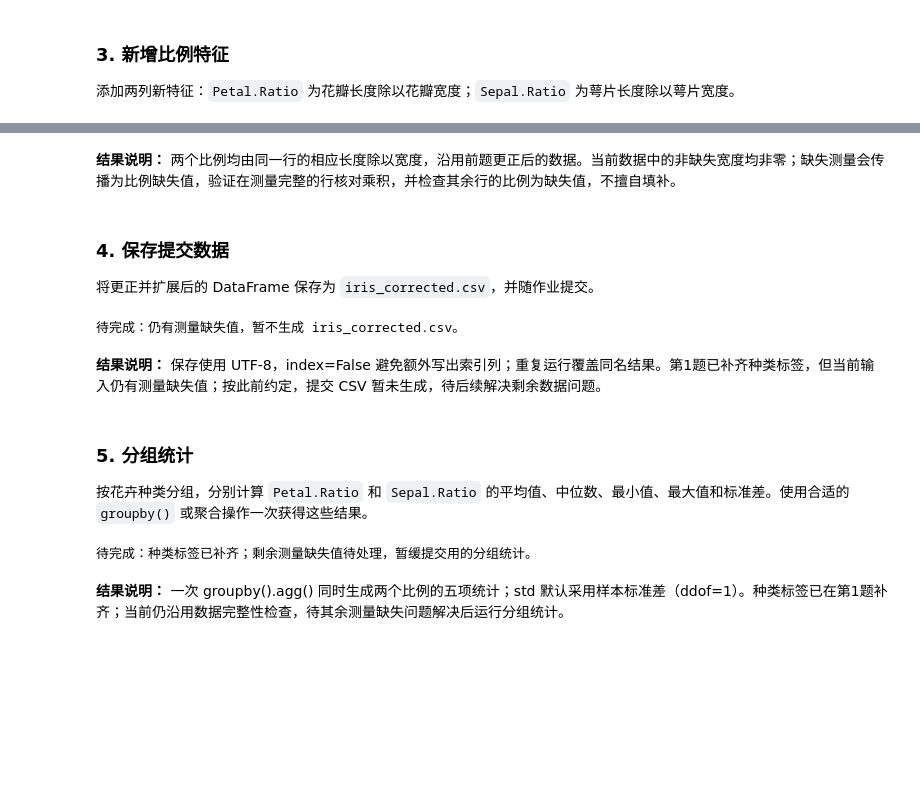
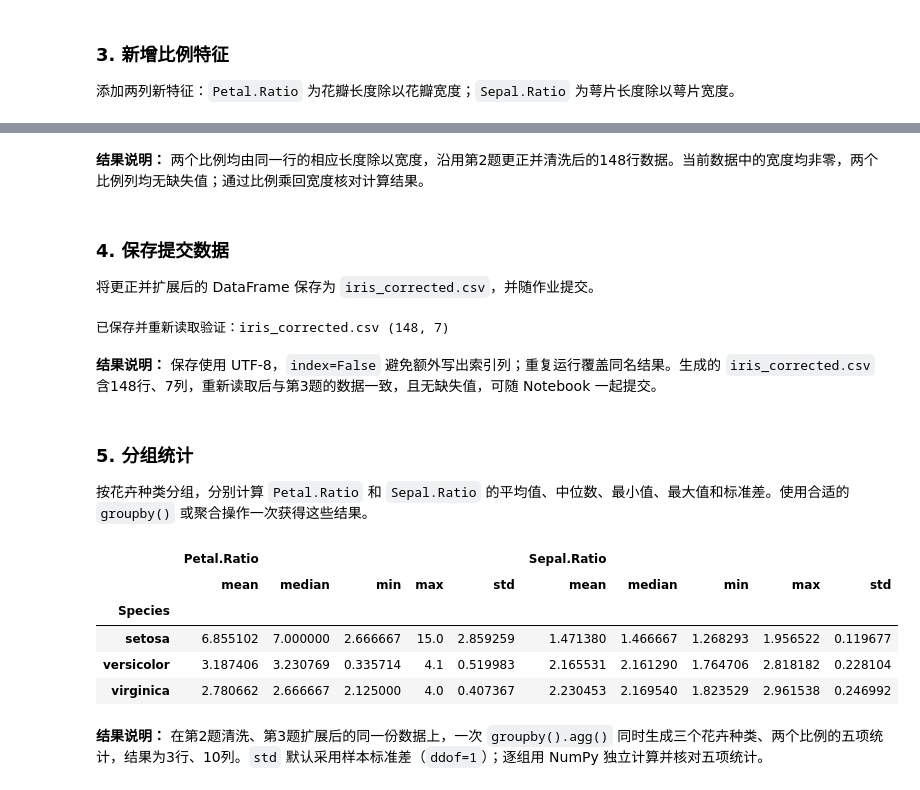
Before and after one commit to Sywen0019/DataProcessing, a Jupyter notebook: HW03/20244081107_罗文希_hw03.ipynb, the cells around one changed output, grey strips where cells are left out. Saved outputs shown, nothing was run; the diff lists cells and outputs as text; code cells hidden in the pictures; blank space fills up the shorter version.

Commit message:
Complete HW03 data cleaning and export

```diff
--- a/HW03/20244081107_罗文希_hw03.ipynb
+++ b/HW03/20244081107_罗文希_hw03.ipynb
@@ -427,20 +426,31 @@ dtype: int64
 
 已知数据的第 35 个和第 38 个数据行有误（不计列标题）。将第 35 行改为 `4.9,3.1,1.5,0.2,"setosa"`，其中原文件的第四项测量有误；将第 38 行改为 `4.9,3.6,1.4,0.1,"setosa"`，其中原文件的第二、三项测量有误。请在 DataFrame 中完成修改，并检查修改后的两行。若采用从 0 开始的默认行索引，这两行的索引分别是 34 和 37。
 # %%
-# 延续第1题的工作副本，按列名定位，避免把 CSV 的索引列当成测量值。
+# 延续第1题的工作副本，按原始索引修正，先保留题目指定的两行。
 print("更正前：")
 display(iris.loc[[34, 37]])
 corrections = [[4.9, 3.1, 1.5, 0.2], [4.9, 3.6, 1.4, 0.1]]
 iris.loc[[34, 37], measurements] = corrections
-if has_species:
-    iris.loc[[34, 37], "Species"] = "setosa"
-else:
-    print("当前仅更正四项测量；完整种类列待补充，不用两个标签代替完整数据。")
+iris.loc[[34, 37], "Species"] = "setosa"
 print("更正后：")
 display(iris.loc[[34, 37]])
 assert np.allclose(iris.loc[[34, 37], measurements].to_numpy(dtype=float), corrections)
-if has_species:
-    assert iris.loc[[34, 37], "Species"].eq("setosa").all()
+assert iris.loc[[34, 37], "Species"].eq("setosa").all()
+
+# 参考作者 Cleaning Dataset：检查剩余缺失行，再删除整行。
+missing_rows = iris.loc[iris.isnull().any(axis=1)]
+print("两行修正后仍含缺失值的数据行：")
+display(missing_rows)
+rows_before_cleaning = len(iris)
+iris = iris.dropna().copy()
+print("删除的原始行索引：", missing_rows.index.tolist())
+print(f"清洗前 {rows_before_cleaning} 行，清洗后 {len(iris)} 行")
+assert len(iris) == rows_before_cleaning - len(missing_rows)
+assert iris.index.equals(raw_iris.index.drop(missing_rows.index))
+assert not iris.isna().any().any()
+assert np.allclose(iris.loc[[34, 37], measurements].to_numpy(dtype=float), corrections)
+print("清洗后的各类样本数：")
+display(iris["Species"].value_counts())
 # %% [output]
 更正前：
 |  | Sepal.Length | Sepal.Width | Petal.Length | Petal.Width | Species |
@@ -483,40 +506,46 @@ Sepal.Ratio    2
 dtype: int64
 # %% [markdown]
-**结果说明：** 两个比例均由同一行的相应长度除以宽度，沿用前题更正后的数据。当前数据中的非缺失宽度均非零；缺失测量会传播为比例缺失值，验证在测量完整的行核对乘积，并检查其余行的比例为缺失值，不擅自填补。
+**结果说明：** 两个比例均由同一行的相应长度除以宽度，沿用第2题更正并清洗后的148行数据。当前数据中的宽度均非零，两个比例列均无缺失值；通过比例乘回宽度核对计算结果。
 # %% [markdown]
 ### 4. 保存提交数据
 
 将更正并扩展后的 DataFrame 保存为 `iris_corrected.csv`，并随作业提交。
 # %%
-# 只有完整种类列存在且无缺失时，才生成符合题意的提交数据。
-data_ready = has_species and iris[measurements + ["Species"]].notna().all().all()
-if data_ready:
-    submission_columns = measurements + ["Species", "Petal.Ratio", "Sepal.Ratio"]
-    corrected = iris[submission_columns]
-    corrected.to_csv("iris_corrected.csv", index=False, encoding="utf-8")
-    reloaded = pd.read_csv("iris_corrected.csv", encoding="utf-8")
-    pd.testing.assert_frame_equal(reloaded, corrected.reset_index(drop=True))
-    print("已保存并重新读取验证：iris_corrected.csv", reloaded.shape)
-else:
-    print("待完成：仍有测量缺失值，暂不生成 iris_corrected.csv。")
+# 导出第3题更正、清洗并扩展后的数据，重新读取核对。
+submission_columns = measurements + ["Species", "Petal.Ratio", "Sepal.Ratio"]
+corrected = iris[submission_columns]
+corrected.to_csv("iris_corrected.csv", index=False, encoding="utf-8")
+reloaded = pd.read_csv("iris_corrected.csv", encoding="utf-8")
+pd.testing.assert_frame_equal(reloaded, corrected.reset_index(drop=True))
+assert not reloaded.isna().any().any()
+print("已保存并重新读取验证：iris_corrected.csv", reloaded.shape)
 # %% [output]
-待完成：仍有测量缺失值，暂不生成 iris_corrected.csv。
+已保存并重新读取验证：iris_corrected.csv (148, 7)
 # %% [markdown]
-**结果说明：** 保存使用 UTF-8，index=False 避免额外写出索引列；重复运行覆盖同名结果。第1题已补齐种类标签，但当前输入仍有测量缺失值；按此前约定，提交 CSV 暂未生成，待后续解决剩余数据问题。
+**结果说明：** 保存使用 UTF-8，`index=False` 避免额外写出索引列；重复运行覆盖同名结果。生成的 `iris_corrected.csv` 含148行、7列，重新读取后与第3题的数据一致，且无缺失值，可随 Notebook 一起提交。
 # %% [markdown]
 ### 5. 分组统计
 
 按花卉种类分组，分别计算 `Petal.Ratio` 和 `Sepal.Ratio` 的平均值、中位数、最小值、最大值和标准差。使用合适的 `groupby()` 或聚合操作一次获得这些结果。
 # %%
-if data_ready:
-    ratio_summary = iris.groupby("Species")[["Petal.Ratio", "Sepal.Ratio"]].agg(
-        ["mean", "median", "min", "max", "std"]
-    )
-    display(ratio_summary)
-    assert ratio_summary.shape == (iris["Species"].nunique(), 10)
-else:
-    print("待完成：种类标签已补齐；剩余测量缺失值待处理，暂缓提交用的分组统计。")
+ratio_summary = iris.groupby("Species")[["Petal.Ratio", "Sepal.Ratio"]].agg(
+    ["mean", "median", "min", "max", "std"]
+)
+display(ratio_summary)
+assert ratio_summary.shape == (iris["Species"].nunique(), 10)
+assert not ratio_summary.isna().any().any()
+for species, group in iris.groupby("Species"):
+    for feature in ["Petal.Ratio", "Sepal.Ratio"]:
+        values = group[feature].to_numpy()
+        expected = [np.mean(values), np.median(values), np.min(values),
+                    np.max(values), np.std(values, ddof=1)]
+        assert np.allclose(ratio_summary.loc[species, feature].to_numpy(), expected)
 # %% [output]
-待完成：种类标签已补齐；剩余测量缺失值待处理，暂缓提交用的分组统计。
+|  | Petal.Ratio |  |  |  |  | Sepal.Ratio |  |  |  |  |
+|  | mean | median | min | max | std | mean | median | min | max | std |
+| Species |  |  |  |  |  |  |  |  |  |  |
+| setosa | 6.855102 | 7.000000 | 2.666667 | 15.0 | 2.859259 | 1.471380 | 1.466667 | 1.268293 | 1.956522 | 0.119677 |
+| versicolor | 3.187406 | 3.230769 | 0.335714 | 4.1 | 0.519983 | 2.165531 | 2.161290 | 1.764706 | 2.818182 | 0.228104 |
+| virginica | 2.780662 | 2.666667 | 2.125000 | 4.0 | 0.407367 | 2.230453 | 2.169540 | 1.823529 | 2.961538 | 0.246992 |
 # %% [markdown]
-**结果说明：** 一次 groupby().agg() 同时生成两个比例的五项统计；std 默认采用样本标准差（ddof=1）。种类标签已在第1题补齐；当前仍沿用数据完整性检查，待其余测量缺失问题解决后运行分组统计。
+**结果说明：** 在第2题清洗、第3题扩展后的同一份数据上，一次 `groupby().agg()` 同时生成三个花卉种类、两个比例的五项统计，结果为3行、10列。`std` 默认采用样本标准差（`ddof=1`）；逐组用 NumPy 独立计算并核对五项统计。
```
Also changed, not shown: parts of 5 cells of this notebook, 4 other files.
